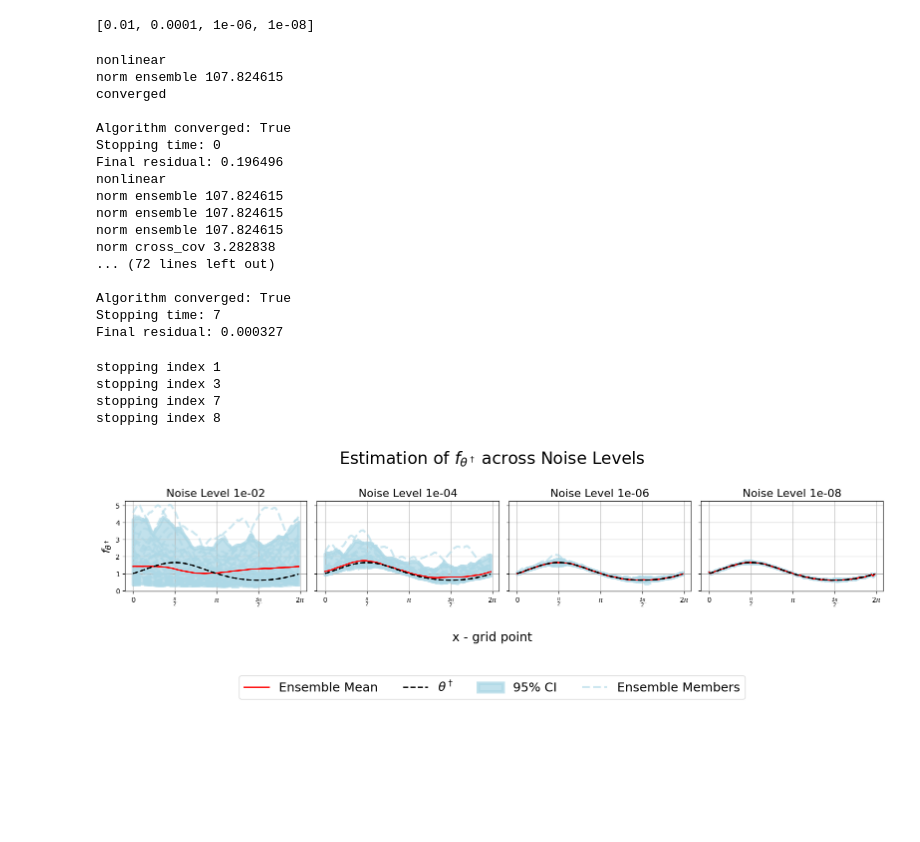
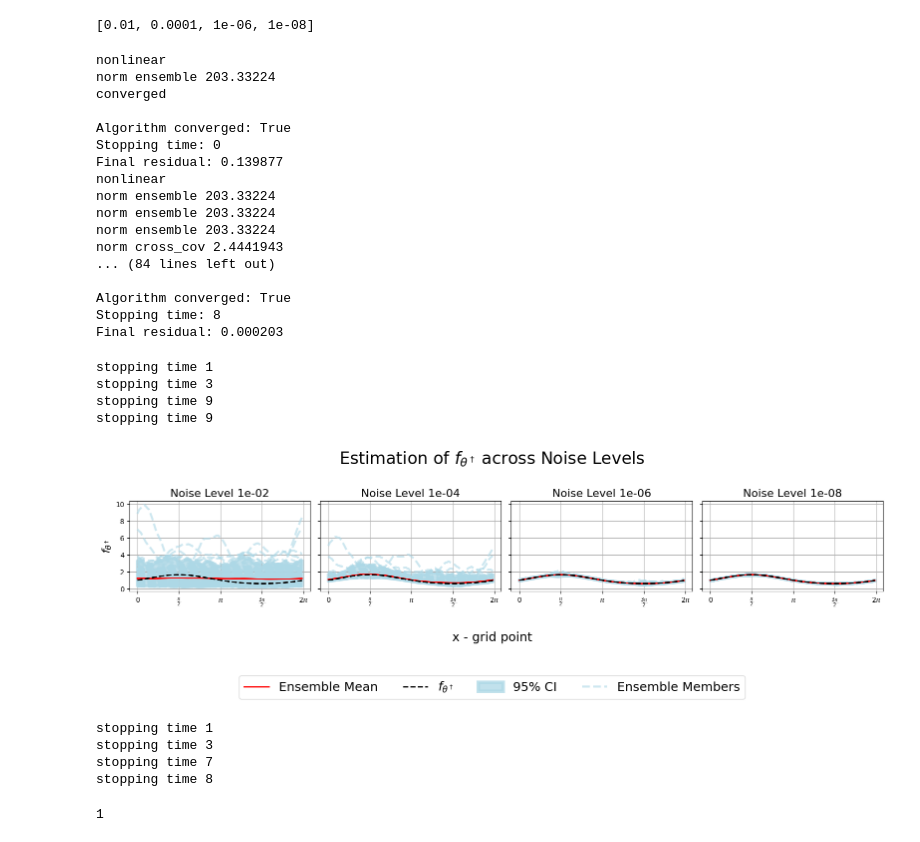
Before and after one commit to Tienstra/EarlyStoppingBIP, a Jupyter notebook: Notebooks/Schrödinger.ipynb, the cells around one changed output. Saved outputs shown, nothing was run; the diff lists cells and outputs as text; code cells hidden in the pictures; blank space fills up the shorter version.

```diff
--- a/Notebooks/Schrödinger.ipynb
+++ b/Notebooks/Schrödinger.ipynb
@@ -106,7 +106,7 @@ def run(
 dim_parameters = 100
 dim_observations = 100
 plot = False
-num_particles = 50
+num_particles = 200
 
 noise_levels = [1e-2, 1e-4, 1e-6, 1e-8]
 print(noise_levels)
@@ -138,22 +138,22 @@ for noise_level in noise_levels:
     results_list.append(results)
 # %% [output]
 nonlinear
-norm ensemble 107.824615
+norm ensemble 203.33224
 converged
 
 Algorithm converged: True
 Stopping time: 0
-Final residual: 0.196496
+Final residual: 0.139877
 nonlinear
-norm ensemble 107.824615
-norm ensemble 107.824615
-norm ensemble 107.824615
-norm cross_cov 3.282838
-... (72 lines left out)
+norm ensemble 203.33224
+norm ensemble 203.33224
+norm ensemble 203.33224
+norm cross_cov 2.4441943
+... (84 lines left out)
 
 Algorithm converged: True
-Stopping time: 7
-Final residual: 0.000327
+Stopping time: 8
+Final residual: 0.000203
 # %%
 import matplotlib.pyplot as plt
 
@@ -178,7 +178,7 @@ if num_levels == 1:
 # Loop over noise levels (columns)
 for col_idx, results in enumerate(results_list):
     ax = axes[col_idx]
-    print("stopping index", len(results["ensemble_history"]))
+    print("stopping time", len(results["ensemble_history"]))
     hat_coefs_f0_ensemble = results["ensemble_history"][-1]
 
     # Plot individual ensemble members
@@ -221,36 +221,49 @@ for col_idx, results in enumerate(results_list):
         color="lightblue",
         alpha=0.75,
         label="95% CI",
         linewidth=5,
     )
 
     # Set title for each subplot
     ax.set_title(f"Noise Level {noise_levels[col_idx]:.0e}", fontsize=16)
     ax.set_xticks([0, jnp.pi / 2, jnp.pi, 3 * jnp.pi / 2, 2 * jnp.pi])
     ax.set_xticklabels(
         ["0", r"$\frac{\pi}{2}$", r"$\pi$", r"$\frac{3\pi}{2}$", r"$2\pi$"]
     )
     ax.grid(True)
 
 # Set ylabel for the single row
 axes[0].set_ylabel(r"$f_{\theta^\dagger}$", fontsize=16)
 
 fig.supxlabel("x - grid point", fontsize=18)
 
 # Common legend
 handles = [ensemble_mean_handle, f0_handle, fill_handle, ensemble_members_handle[0]]
-labels = ["Ensemble Mean", r"$\theta^\dagger$", "95% CI", "Ensemble Members"]
+labels = ["Ensemble Mean", r"$f_{\theta^\dagger}$", "95% CI", "Ensemble Members"]
 fig.legend(
     handles, labels, loc="lower center", ncol=4, fontsize=18, bbox_to_anchor=(0.5, -0.3)
 )
 
 # Main title
 fig.suptitle(r"Estimation of $f_{\theta^\dagger}$ across Noise Levels", fontsize=24)
 plt.tight_layout(rect=[0, 0.05, 1, 0.95])
 plt.show()
 # %% [output]
-stopping index 1
-stopping index 3
-stopping index 7
-stopping index 8
+stopping time 1
+stopping time 3
+stopping time 9
+stopping time 9
-[figure, old version]
+[figure, new version]
+# %%
+time_interval = np.arange(1, 200, 1)
+taus = []
+for results in results_list:
+    stopping_index = results["stopping_time"]
+    stopping_time = time_interval[stopping_index]
+    print("stopping time", stopping_time)
+    taus.append(stopping_time)
+# %% [output]
+stopping time 1
+stopping time 3
+stopping time 7
+stopping time 8
@@ -256,0 +367,5 @@ stopping index 8
+# %%
+numpyro.set_host_device_count(4)
+jax.local_device_count()
+# %% [output]
+1
```
Also changed, not shown: parts of 13 cells of this notebook.
